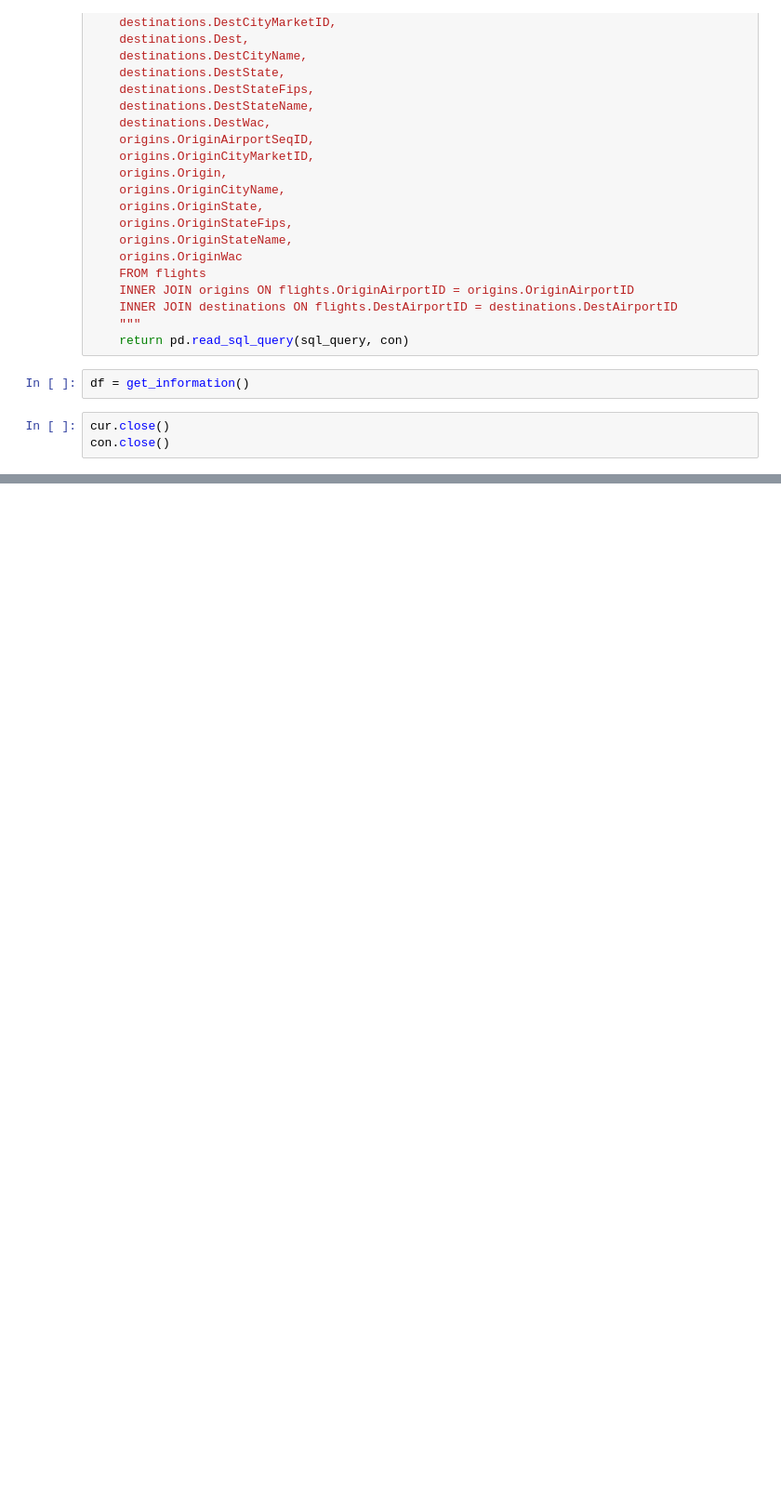
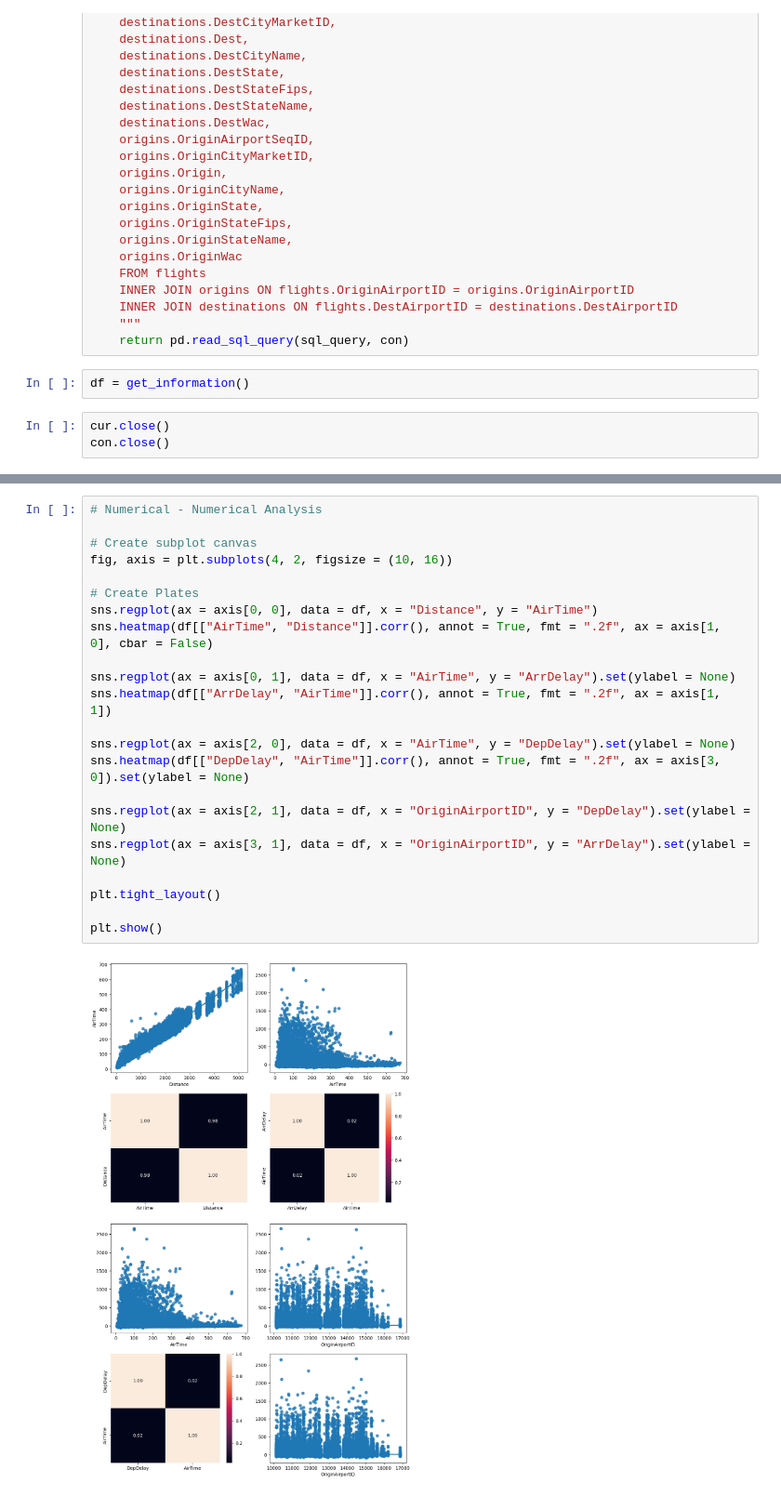
Before and after one commit to Diegomca98/final-project, a Jupyter notebook: src/project.ipynb, the cells around one changed output, grey strips where cells are left out. Shown at 93% size. Drawn from its saved outputs; the diff is of its cells as text; blank space fills up the shorter version.

```diff
--- a/src/project.ipynb
+++ b/src/project.ipynb
@@ -546,0 +666,24 @@ con.close()
+# %%
+# Numerical - Numerical Analysis
+
+# Create subplot canvas
+fig, axis = plt.subplots(4, 2, figsize = (10, 16))
+
+# Create Plates
+sns.regplot(ax = axis[0, 0], data = df, x = "Distance", y = "AirTime")
+sns.heatmap(df[["AirTime", "Distance"]].corr(), annot = True, fmt = ".2f", ax = axis[1, 0], cbar = False)
+
+sns.regplot(ax = axis[0, 1], data = df, x = "AirTime", y = "ArrDelay").set(ylabel = None)
+sns.heatmap(df[["ArrDelay", "AirTime"]].corr(), annot = True, fmt = ".2f", ax = axis[1, 1])
+
+sns.regplot(ax = axis[2, 0], data = df, x = "AirTime", y = "DepDelay").set(ylabel = None)
+sns.heatmap(df[["DepDelay", "AirTime"]].corr(), annot = True, fmt = ".2f", ax = axis[3, 0]).set(ylabel = None)
+
+sns.regplot(ax = axis[2, 1], data = df, x = "OriginAirportID", y = "DepDelay").set(ylabel = None)
+sns.regplot(ax = axis[3, 1], data = df, x = "OriginAirportID", y = "ArrDelay").set(ylabel = None)
+
+plt.tight_layout()
+
+plt.show()
+# %% [output]
+[figure, added]
```
Also changed, not shown: parts of 28 cells of this notebook.
